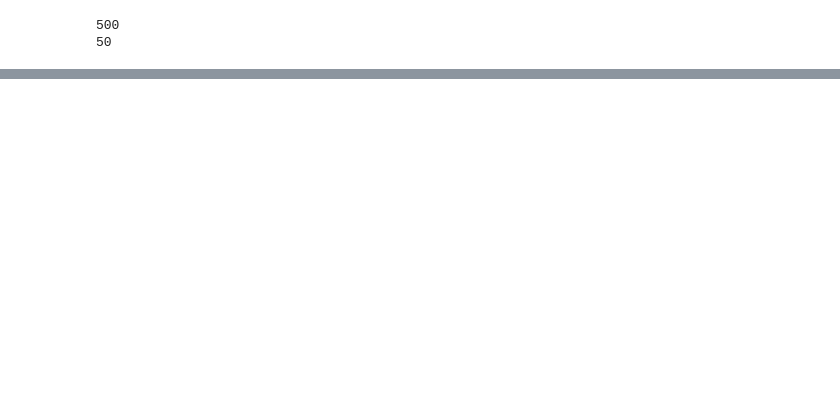
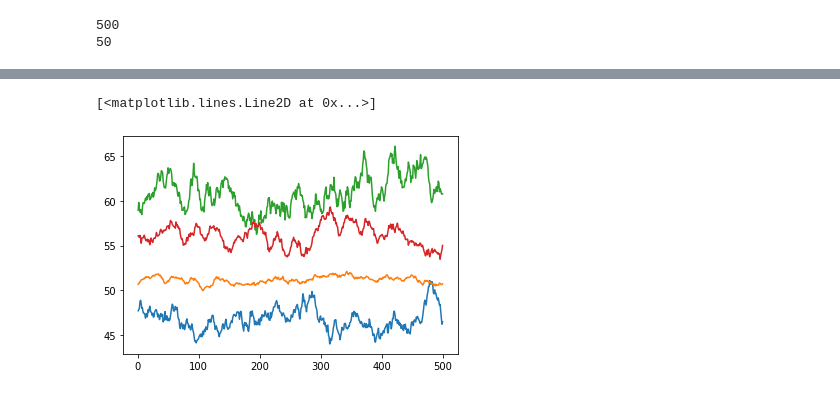
Before and after one commit to junhongliu-317/algothon24-starter-code, a Jupyter notebook: strat.ipynb, the cells around one changed output, grey strips where cells are left out. Drawn from its saved outputs; the diff is of its cells as text; code cells hidden in the pictures; blank space fills up the shorter version.

```diff
--- a/strat.ipynb
+++ b/strat.ipynb
@@ -358,0 +52,8 @@ ins8.mean()
+# %%
+plt.plot(df['instrument8'])
+plt.plot(df['instrument29'])
+plt.plot(df['instrument44'])
+plt.plot(df['instrument50'])
+# %% [output]
+[<matplotlib.lines.Line2D at 0x...>]
+[figure, added]
```
Also changed, not shown: parts of 64 cells of this notebook, 1 other file.
